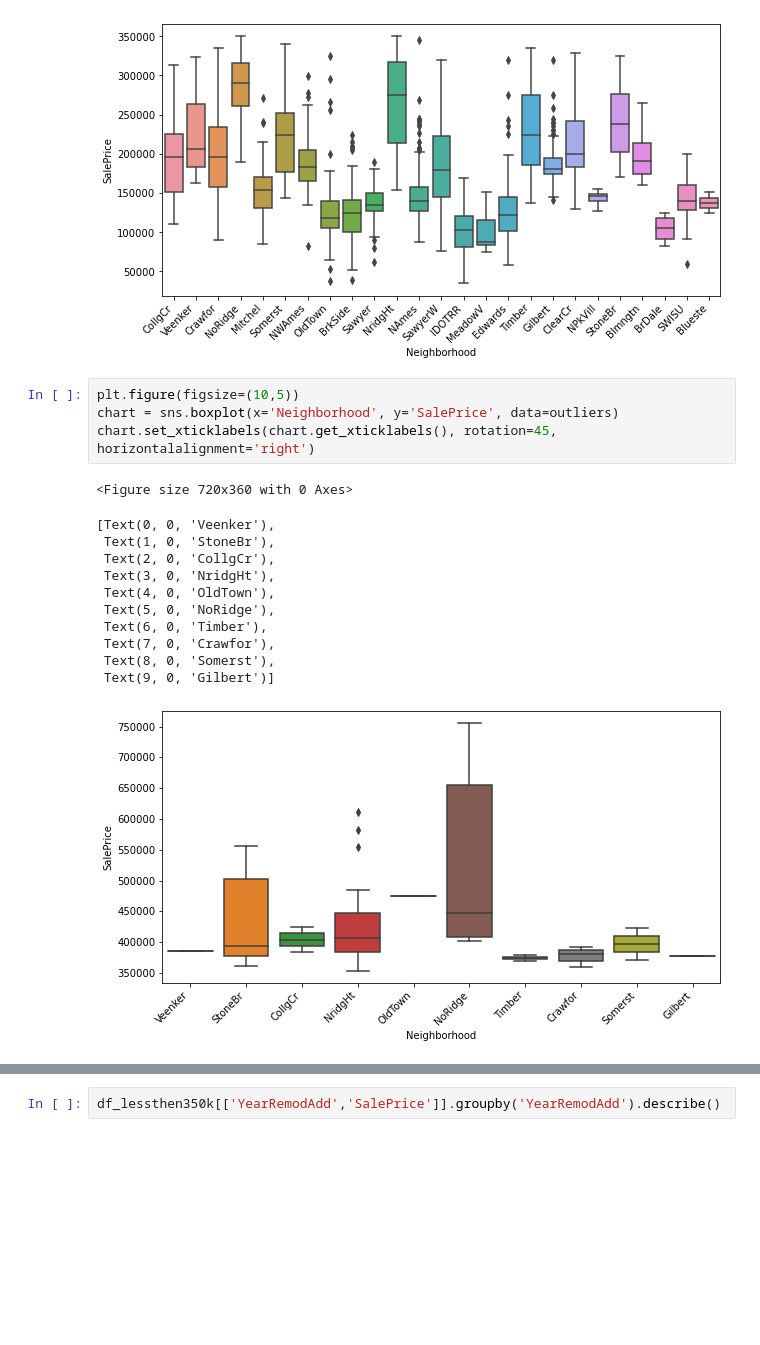
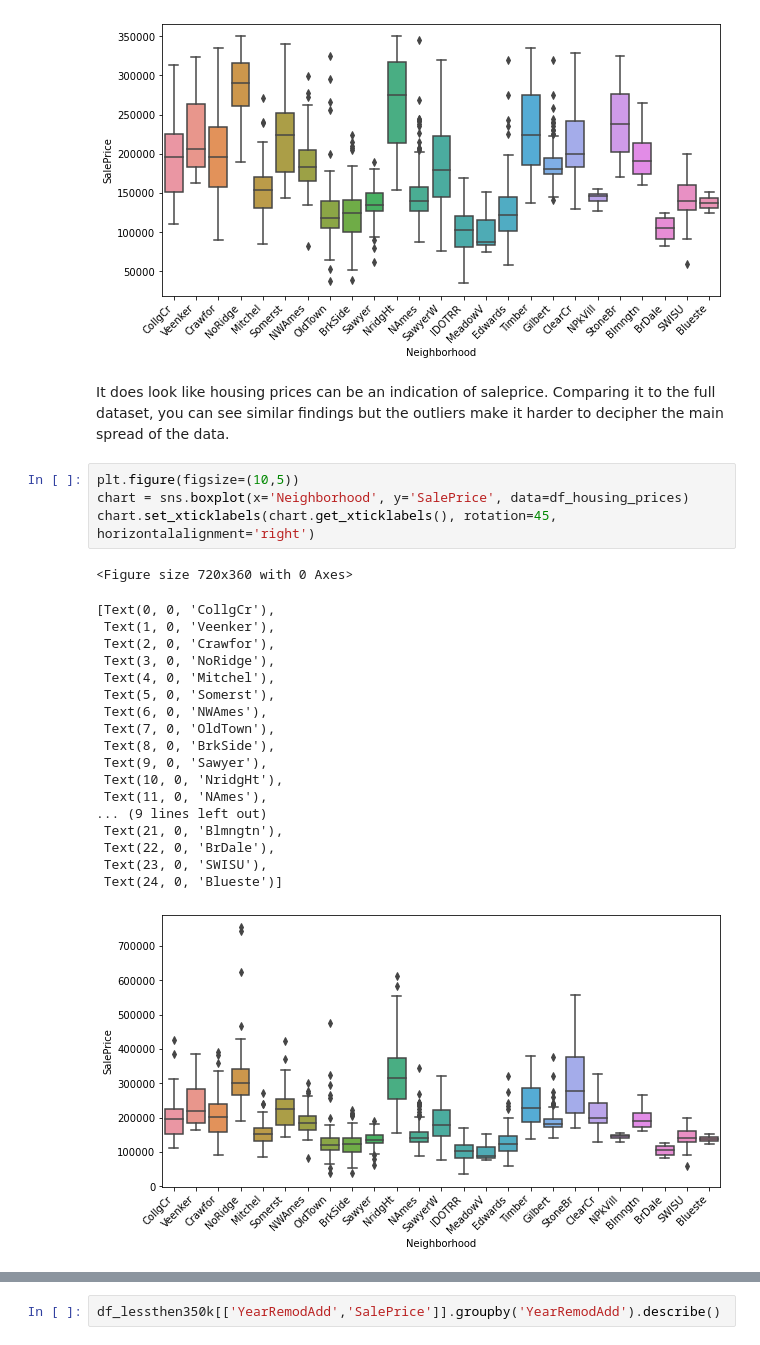
Before and after one commit to erinmcmahon26/Housing-Prices-Regression, a Jupyter notebook: Housing_Prices_EDA_TrainingData.ipynb, the cells around one changed output, grey strips where cells are left out. Drawn from its saved outputs; the diff is of its cells as text; blank space fills up the shorter version.

```diff
--- a/Housing_Prices_EDA_TrainingData.ipynb
+++ b/Housing_Prices_EDA_TrainingData.ipynb
@@ -313,20 +313,29 @@ chart.set_xticklabels(chart.get_xticklabels(), rotation=45, horizontalalignment=
  Text(23, 0, 'SWISU'),
  Text(24, 0, 'Blueste')]
 [figure]
+# %% [markdown]
+It does look like housing prices can be an indication of saleprice. Comparing it to the full dataset, you can see similar findings but the outliers make it harder to decipher the main spread of the data.
 # %%
 plt.figure(figsize=(10,5))
-chart = sns.boxplot(x='Neighborhood', y='SalePrice', data=outliers)
+chart = sns.boxplot(x='Neighborhood', y='SalePrice', data=df_housing_prices)
 chart.set_xticklabels(chart.get_xticklabels(), rotation=45, horizontalalignment='right')
 # %% [output]
 <Figure size 720x360 with 0 Axes>
-[Text(0, 0, 'Veenker'),
- Text(1, 0, 'StoneBr'),
- Text(2, 0, 'CollgCr'),
- Text(3, 0, 'NridgHt'),
- Text(4, 0, 'OldTown'),
- Text(5, 0, 'NoRidge'),
- Text(6, 0, 'Timber'),
- Text(7, 0, 'Crawfor'),
- Text(8, 0, 'Somerst'),
- Text(9, 0, 'Gilbert')]
+[Text(0, 0, 'CollgCr'),
+ Text(1, 0, 'Veenker'),
+ Text(2, 0, 'Crawfor'),
+ Text(3, 0, 'NoRidge'),
+ Text(4, 0, 'Mitchel'),
+ Text(5, 0, 'Somerst'),
+ Text(6, 0, 'NWAmes'),
+ Text(7, 0, 'OldTown'),
+ Text(8, 0, 'BrkSide'),
+ Text(9, 0, 'Sawyer'),
+ Text(10, 0, 'NridgHt'),
+ Text(11, 0, 'NAmes'),
+... (9 lines left out)
+ Text(21, 0, 'Blmngtn'),
+ Text(22, 0, 'BrDale'),
+ Text(23, 0, 'SWISU'),
+ Text(24, 0, 'Blueste')]
-[figure, old version]
+[figure, new version]
```
Also changed, not shown: parts of 30 cells of this notebook.
